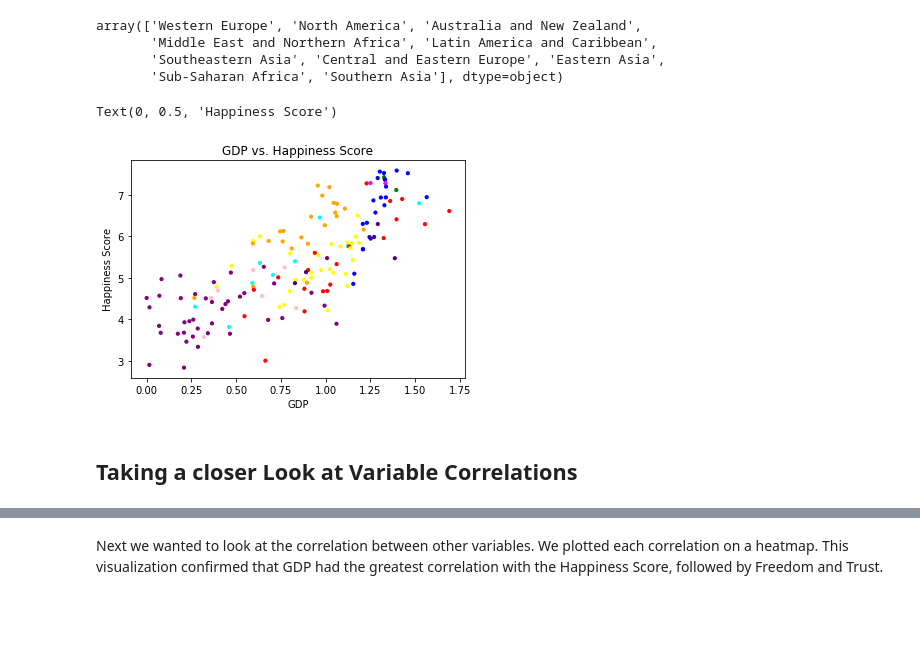
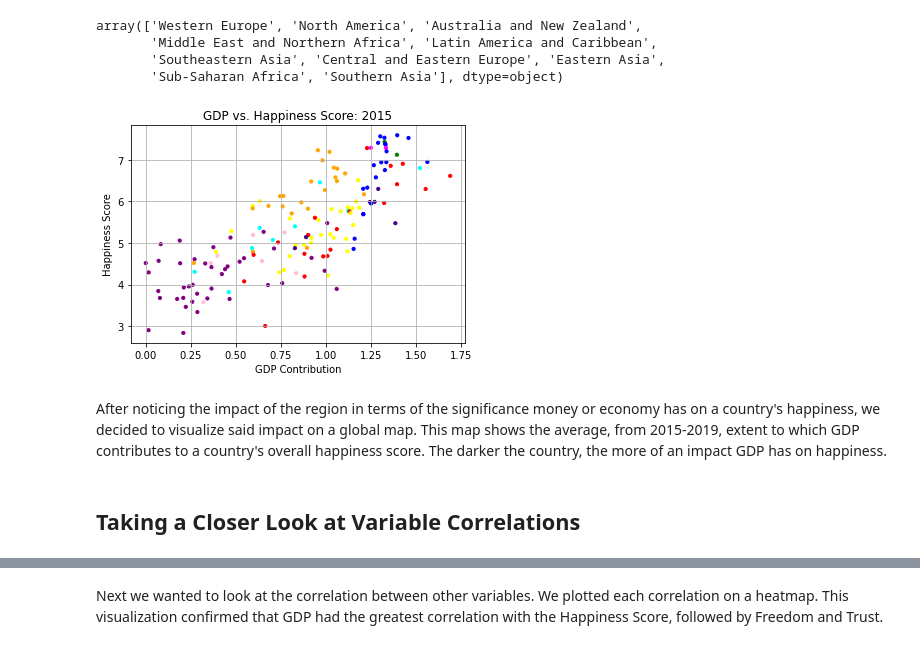
Before and after one commit to lsussman1/DataScienceTutorial, a Jupyter notebook: index.ipynb, the cells around one changed output, grey strips where cells are left out. Drawn from its saved outputs; the diff is of its cells as text; code cells hidden in the pictures; blank space fills up the shorter version.

```diff
--- a/index.ipynb
+++ b/index.ipynb
@@ -214,30 +269,37 @@ array(['Western Europe', 'North America', 'Australia and New Zealand',
        'Southeastern Asia', 'Central and Eastern Europe', 'Eastern Asia',
        'Sub-Saharan Africa', 'Southern Asia'], dtype=object)
 # %%
-#map colors to different regions
+#Map colors to different regions
 colors = h_2015["Region"].map({
     "Western Europe": "blue",
     "North America": "green",
     "Australia and New Zealand": "magenta",
     "Middle East and Northern Africa": "red",
     "Latin America and Caribbean": "orange",
     "Southeastern Asia": "cyan",
     "Central and Eastern Europe": "yellow",
     "Eastern Asia": "indigo",
     "Sub-Saharan Africa": "purple",
     "Southern Asia": "pink"
 })
 
-#initialize a new figure
+
+#Initialize a new figure
 fig, ax = plt.subplots()
+x = h_2015["GDP"]
+y = h_2015["Happiness Score"]
 
-#plot scatter plot
-ax.scatter(h_2015["GDP"], h_2015["Happiness Score"], c = colors, s = 10)
-ax.set_title('GDP vs. Happiness Score')
-ax.set_xlabel('GDP')
+#Plot scatter plot
+scatter = ax.scatter(x, y, c=colors, s=10, label = colors)
+ax.set_title('GDP vs. Happiness Score: 2015')
+ax.set_xlabel('GDP Contribution')
 ax.set_ylabel('Happiness Score')
+ax.grid(True)
+
+plt.show()
 # %% [output]
-Text(0, 0.5, 'Happiness Score')
-[figure, old version]
+[figure, new version]
+# %% [markdown]
+After noticing the impact of the region in terms of the significance money or economy has on a country's happiness, we decided to visualize said impact on a global map. This map shows the average, from 2015-2019, extent to which GDP contributes to a country's overall happiness score. The darker the country, the more of an impact GDP has on happiness.
 # %% [markdown]
-## Taking a closer Look at Variable Correlations
+## Taking a Closer Look at Variable Correlations
```
Also changed, not shown: parts of 18 cells of this notebook.
